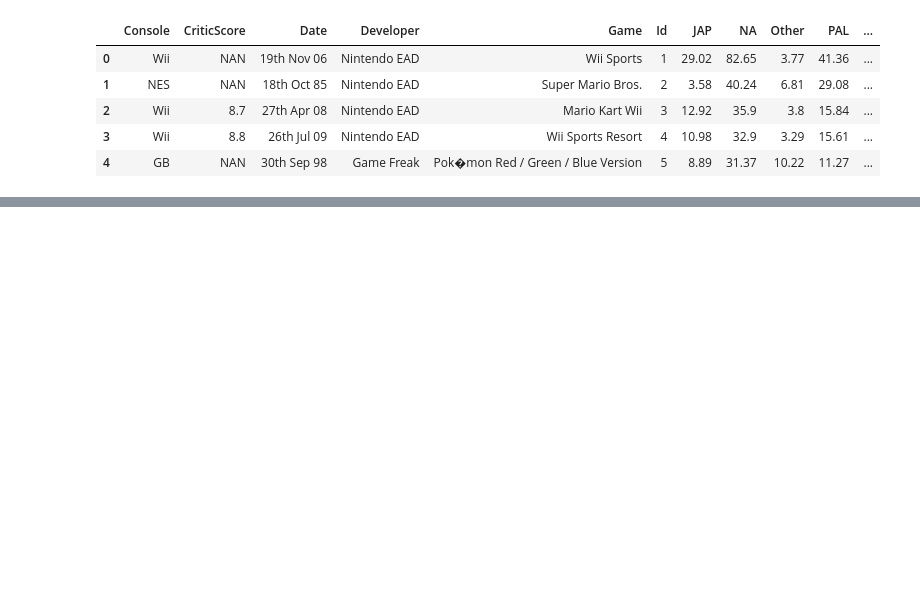
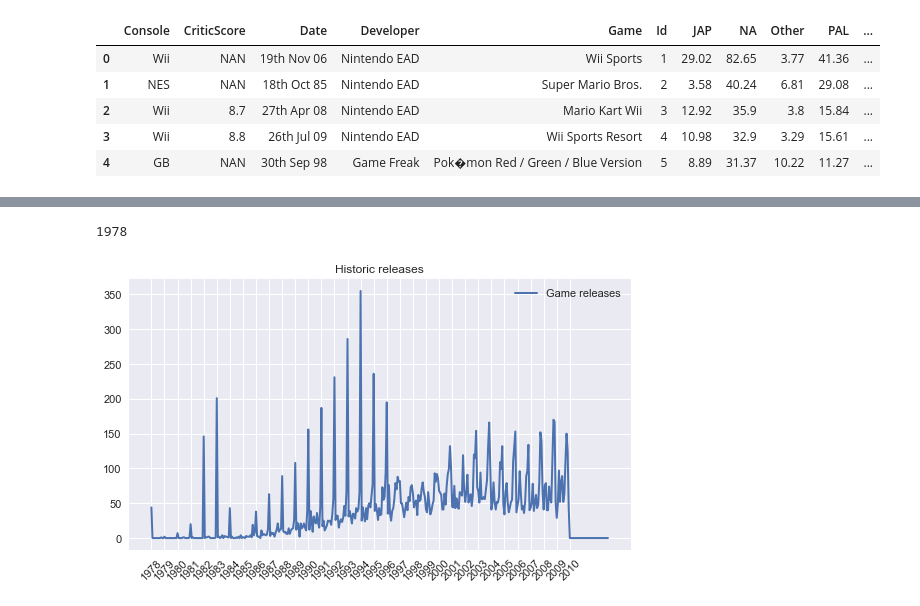
Before and after one commit to Andrelhu/Game-Developer-Analysis, a Jupyter notebook: Developer Behavior.ipynb, the cells around one changed output, grey strips where cells are left out. Saved outputs shown, nothing was run; the diff lists cells and outputs as text; code cells hidden in the pictures; blank space fills up the shorter version.

```diff
--- a/Developer Behavior.ipynb
+++ b/Developer Behavior.ipynb
@@ -180,0 +212,18 @@ TypeError: map() requires at least two args
+# %%
+gen6 = data[data.Console.isin(home_console)]
+gen6_rel = []
+gen6yrs = [i for i in list(gen6.Year) if i > 1977]
+print min(gen6yrs)
+for y in range(min(gen6yrs),min(gen6yrs)+35):
+    for m in range(1,13):
+        gy = gen6[gen6.Year == y]
+        gm = gy[gy.Month == m]
+        gen6_rel.append(len(gm))
+plt.title('Historic releases')
+plt.plot(gen6_rel,linewidth=2,label='Game releases')
+plt.legend()
+plt.xticks(np.arange(0,385,12),np.arange(1978,2011),rotation=45)
+plt.show()
+# %% [output]
+1978
+[figure, added]
```
Also changed, not shown: parts of 17 cells of this notebook.
